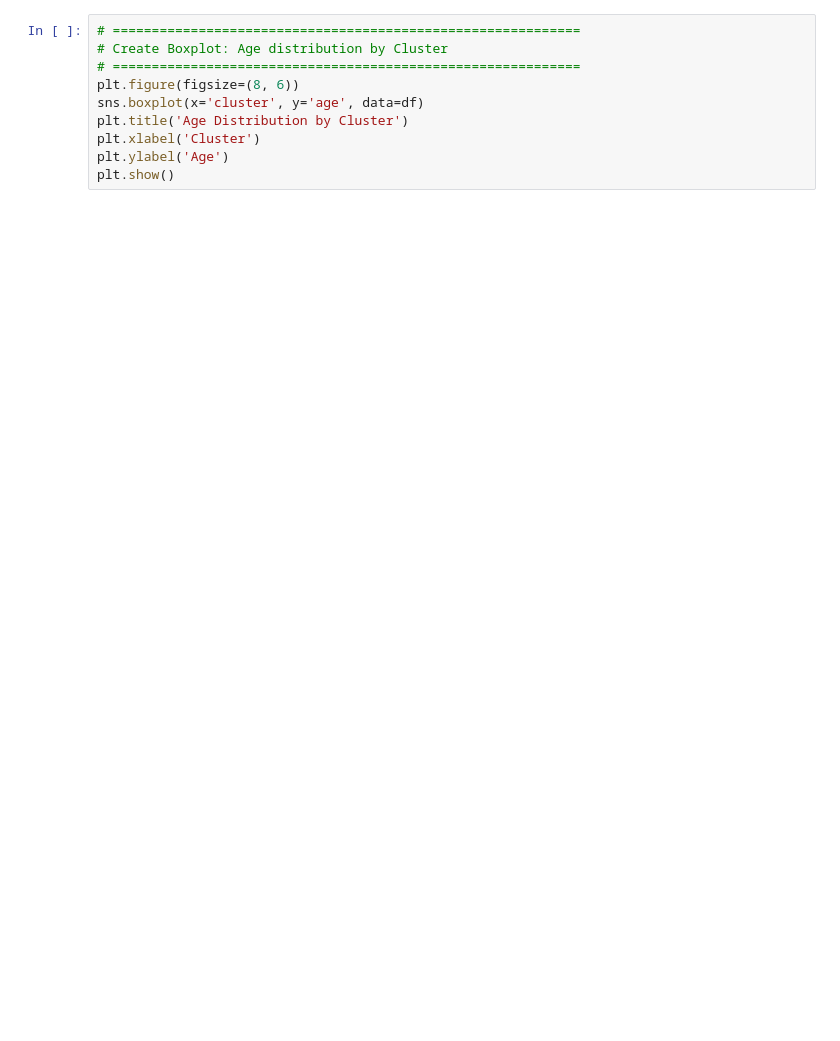
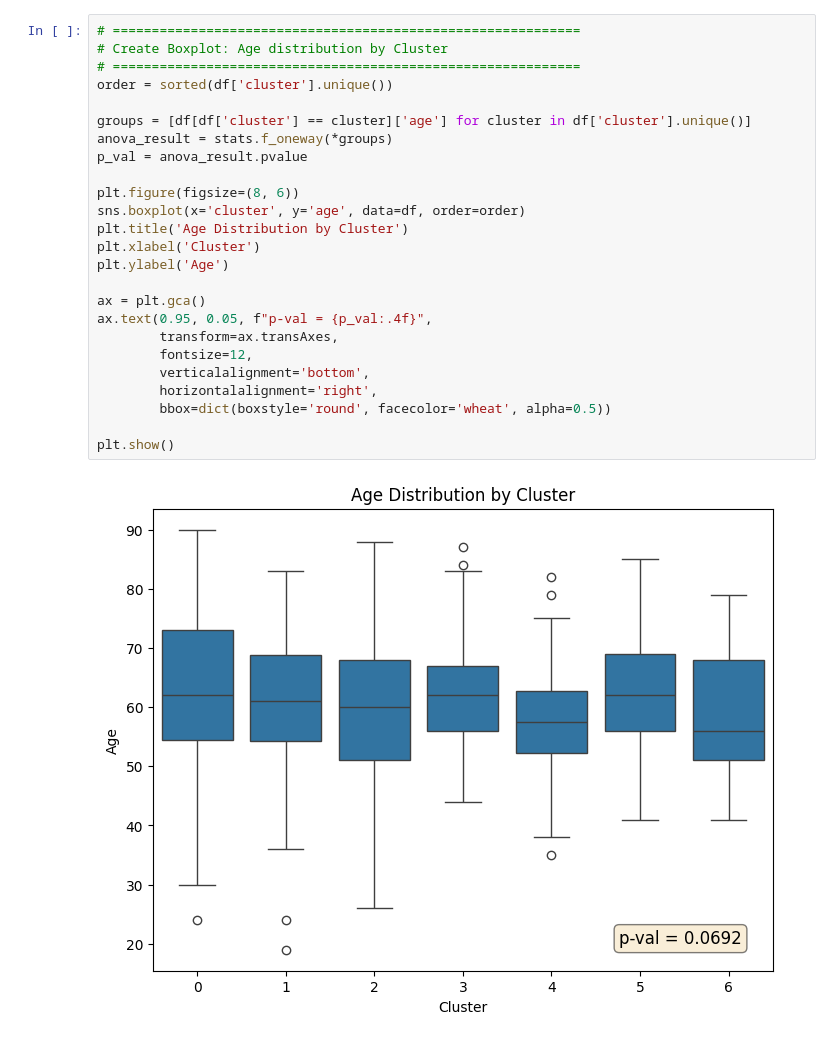
Before and after one commit to Harrison-Q-Ma/BNFO285_Projects, a Jupyter notebook: project_1/Wenshu/qualitative_assessments.ipynb, the cells around one changed output. Cells and saved outputs as stored; diff of their text form; blank space fills up the shorter version.

```diff
--- a/project_1/Wenshu/qualitative_assessments.ipynb
+++ b/project_1/Wenshu/qualitative_assessments.ipynb
@@ -81,10 +129,27 @@ plt.show()
 # %%
 # ============================================================
 # Create Boxplot: Age distribution by Cluster
 # ============================================================
+order = sorted(df['cluster'].unique())
+
+groups = [df[df['cluster'] == cluster]['age'] for cluster in df['cluster'].unique()]
+anova_result = stats.f_oneway(*groups)
+p_val = anova_result.pvalue
+
 plt.figure(figsize=(8, 6))
-sns.boxplot(x='cluster', y='age', data=df)
+sns.boxplot(x='cluster', y='age', data=df, order=order)
 plt.title('Age Distribution by Cluster')
 plt.xlabel('Cluster')
 plt.ylabel('Age')
+
+ax = plt.gca()
+ax.text(0.95, 0.05, f"p-val = {p_val:.4f}",
+        transform=ax.transAxes,
+        fontsize=12,
+        verticalalignment='bottom',
+        horizontalalignment='right',
+        bbox=dict(boxstyle='round', facecolor='wheat', alpha=0.5))
+
 plt.show()
+# %% [output]
+[figure, added]
```
Also changed, not shown: parts of 6 cells of this notebook, 1 other file.
